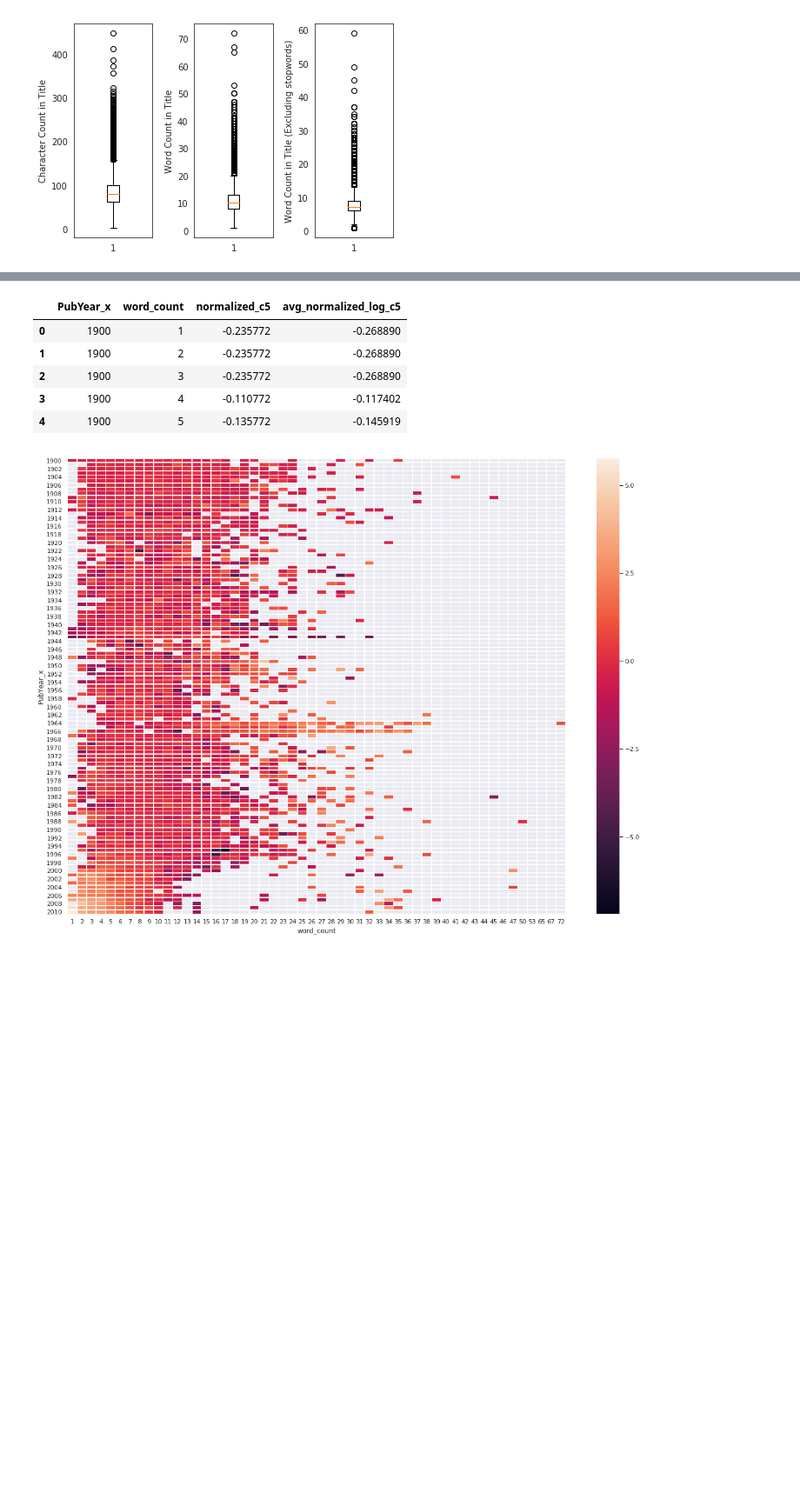
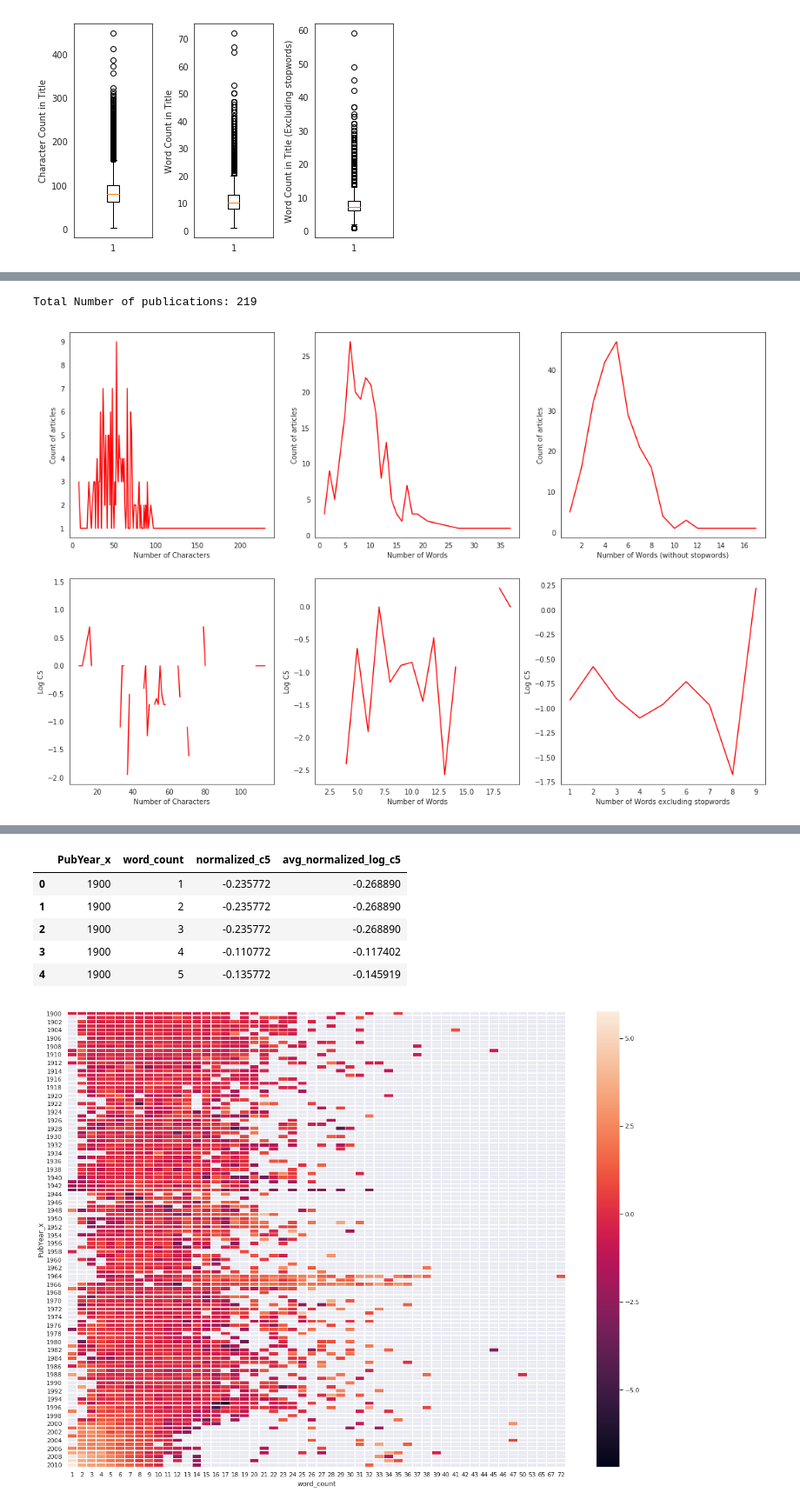
Before and after one commit to srjit/science-of-genius-title-impact, a Jupyter notebook: src/data-exploration/2. eda-part2.ipynb, the cells around one changed output, grey strips where cells are left out. Shown: that part at 87% size. Cells and saved outputs as stored; diff of their text form; code cells hidden in the pictures; blank space fills up the shorter version.

Commit message:
update plots for selected years

```diff
--- a/src/data-exploration/2. eda-part2.ipynb
+++ b/src/data-exploration/2. eda-part2.ipynb
@@ -78,0 +66,54 @@ data.head()
+# %%
+# distribution of word counts in the year 1910 & how the variation of citation is with the word count in this year
+
+data1910 = data[data.PubYear_x == 1910]
+print("Total Number of publications:", len(data1910))
+
+data1910_character_distribution = data1910.groupby(['character_count']).size().reset_index(name='counts')
+data1910_word_distribution = data1910.groupby(['word_count']).size().reset_index(name='counts')
+data1910_word_distribution_without_stopwords = data1910.groupby(['cleaned_title_word_count']).size().reset_index(name='counts')
+
+f1 = plt.figure(figsize=(18,12))
+ax11 = f1.add_subplot(231)
+ax12 = f1.add_subplot(232)
+ax13 = f1.add_subplot(233)
+ax14 = f1.add_subplot(234)
+ax15 = f1.add_subplot(235)
+ax16 = f1.add_subplot(236)
+
+
+ax11.plot(data1910_character_distribution['character_count'], data1910_character_distribution['counts'], 'r')
+ax11.set_xlabel("Number of Characters")
+ax11.set_ylabel("Count of articles")
+
+ax12.plot(data1910_word_distribution['word_count'], data1910_word_distribution['counts'], 'r')
+ax12.set_xlabel("Number of Words")
+ax12.set_ylabel("Count of articles")
+
+ax13.plot(data1910_word_distribution_without_stopwords['cleaned_title_word_count'], data1910_word_distribution_without_stopwords['counts'],'r')
+ax13.set_xlabel("Number of Words (without stopwords)")
+ax13.set_ylabel("Count of articles")
+
+
+data1910_avg_c5_for_character_count = data1910.groupby(['character_count'], as_index=False)['c5'].mean()
+data1910_avg_c5_for_character_count['avg_log_c5'] = data1910_avg_c5_for_character_count['c5'].apply(lambda x: np.log(x))
+ax14.plot(data1910_avg_c5_for_character_count['character_count'], data1910_avg_c5_for_character_count['avg_log_c5'], 'r')
+ax14.set_xlabel("Number of Characters")
+ax14.set_ylabel("Log C5")
+
+data1910_avg_c5_for_word_count = data1910.groupby(['word_count'], as_index=False)['c5'].mean()
+data1910_avg_c5_for_word_count['avg_log_c5'] = data1910_avg_c5_for_word_count['c5'].apply(lambda x: np.log(x))
+ax15.plot(data1910_avg_c5_for_word_count['word_count'], data1910_avg_c5_for_word_count['avg_log_c5'], 'r')
+ax15.set_xlabel("Number of Words")
+ax15.set_ylabel("Log C5")
+
+data1910_avg_c5_for_word_count_without_stp = data1910.groupby(['cleaned_title_word_count'], as_index=False)['c5'].mean()
+data1910_avg_c5_for_word_count_without_stp['avg_log_c5'] = data1910_avg_c5_for_word_count_without_stp['c5'].apply(lambda x: np.log(x))
+ax16.plot(data1910_avg_c5_for_word_count_without_stp['cleaned_title_word_count'], data1910_avg_c5_for_word_count_without_stp['avg_log_c5'], 'r')
+ax16.set_xlabel("Number of Words excluding stopwords")
+ax16.set_ylabel("Log C5")
+
+f1.show()
+# %% [output]
+Total Number of publications: 219
+[figure, added]
```
Also changed, not shown: parts of 14 cells of this notebook.
